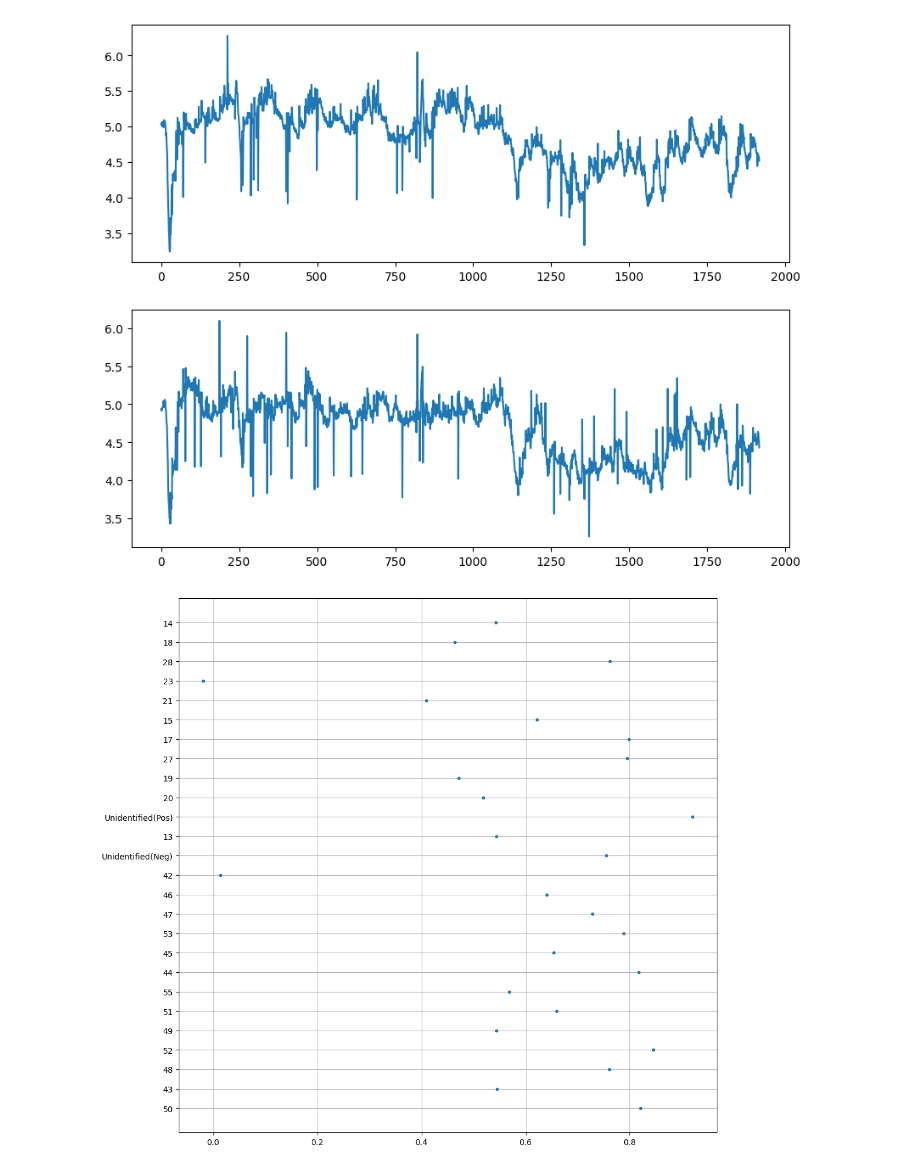
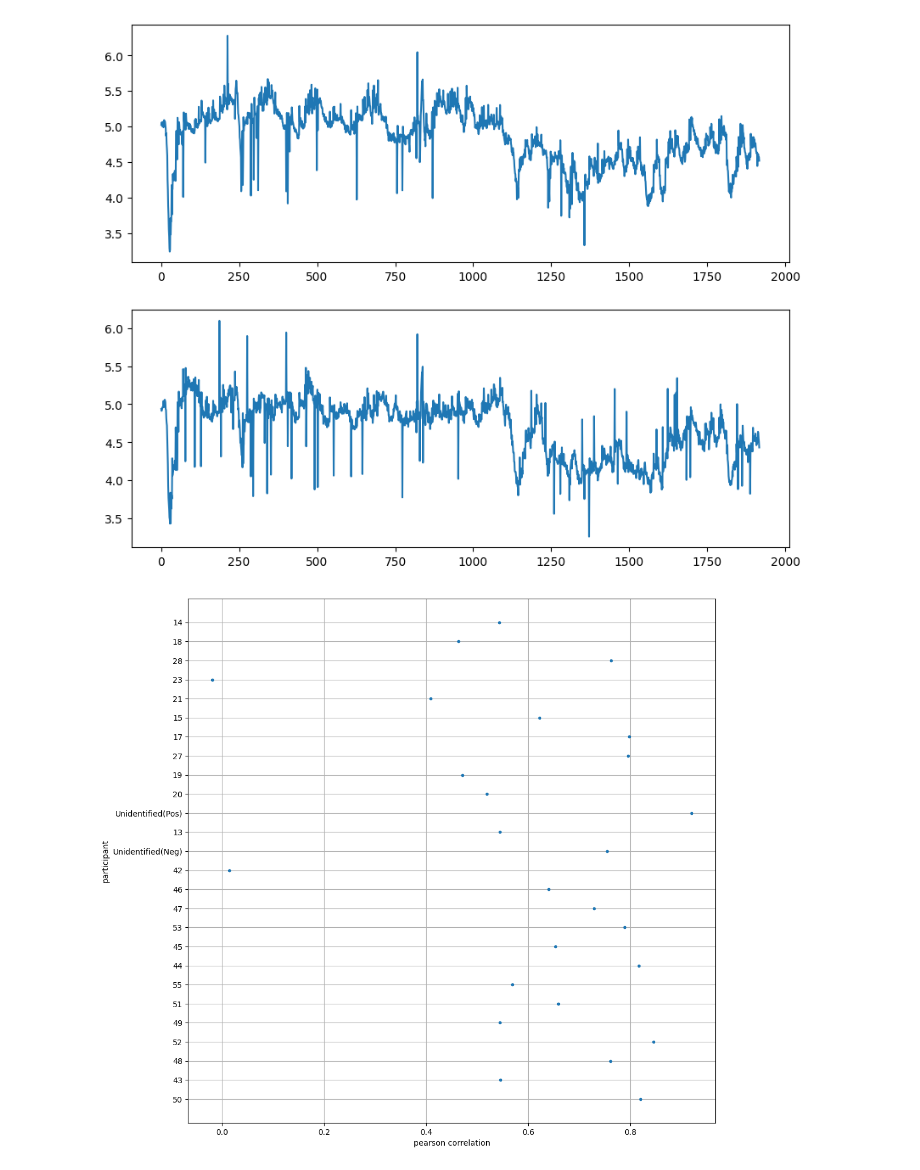
Before and after one commit to avi33/eyetracking, a Jupyter notebook: playground.ipynb, the cells around one changed output. Cells and saved outputs as stored; diff of their text form; code cells hidden in the pictures.

```diff
--- a/playground.ipynb
+++ b/playground.ipynb
@@ -80,14 +73,15 @@ def time_to_seconds(time_str):
 # %%
-import scipy
 corrs = []
 for p in participants:
     left = data[data['Participant']==p]['Pupil Diameter Left [mm]'].dropna().to_numpy()
     right = data[data['Participant']==p]['Pupil Diameter Right [mm]'].dropna().to_numpy()
     corrs.append(scipy.stats.pearsonr(left, right)[0])
 fig, ax = plt.subplots(figsize=(12, 12))
 ax.plot(corrs, participants, '.')
+ax.set_xlabel("pearson correlation")
+ax.set_ylabel("participant")
 ax.grid(True)
 plt.show()
 # %% [output]
-[figure, old version]
+[figure, new version]
 # %%
```
Also changed, not shown: parts of 8 cells of this notebook.
